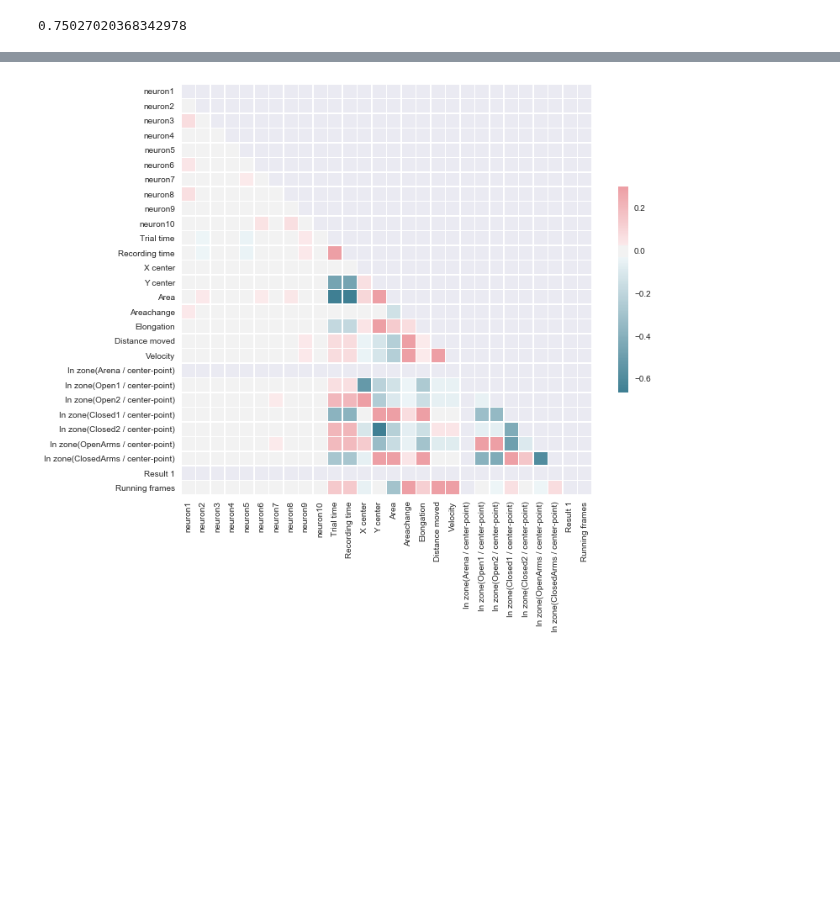
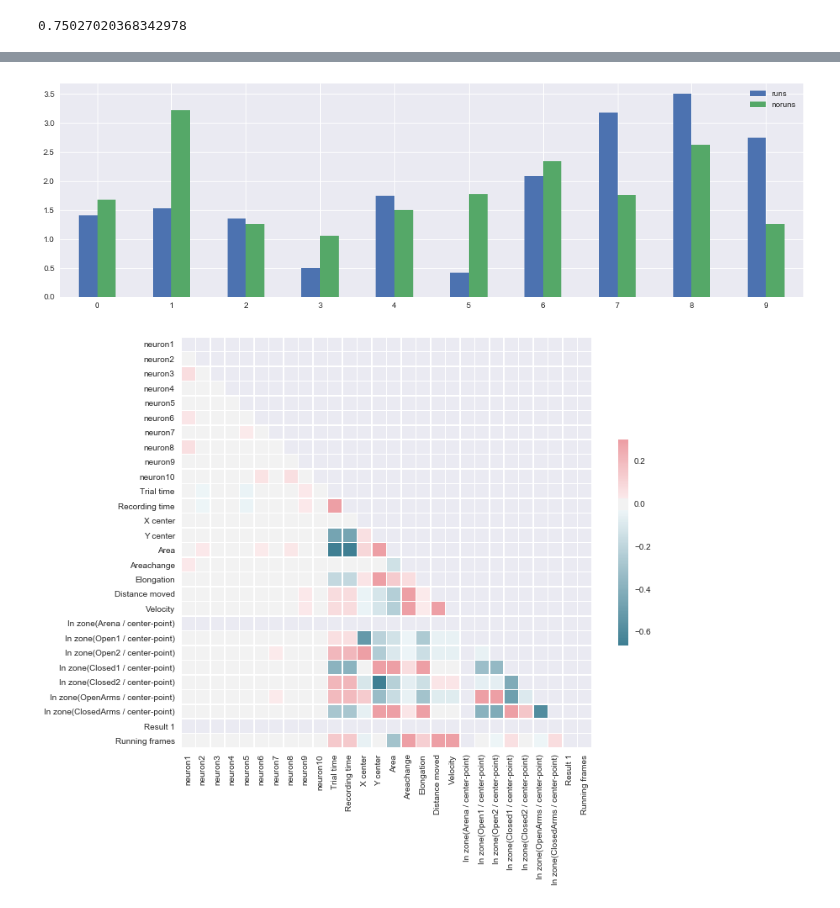
Before and after one commit to smu160/PvsNP, a Jupyter notebook: EPM_Analysis.ipynb, the cells around one changed output, grey strips where cells are left out. Drawn from its saved outputs; the diff is of its cells as text; code cells hidden in the pictures; blank space fills up the shorter version.

```diff
--- a/EPM_Analysis.ipynb
+++ b/EPM_Analysis.ipynb
@@ -208,13 +176,34 @@ load_Activities_DataFrame(result_dataframe)
+# %%
+# result_dataframe.plot.scatter(x='Trial time', y='neuron7');
+neuron7_list = list()
+for i in range(0, result_dataframe['neuron7'].size):
+    if result_dataframe['In zone(Open2 / center-point)'][i] != 0:
+        neuron7_list.append(result_dataframe['neuron7'][i])
+    else:
+        neuron7_list.append(np.nan)
+
+# neuron7_dataframe = result_dataframe[['Trial time']].copy()
+# neuron7_dataframe['neuron7'] = pd.Series(neuron7_list)
+# neuron7_dataframe['neuron7'][neuron7_dataframe['neuron7'] > 0]
+# neuron7_dataframe['neuron7'] = pd.DataFrame(columns=[n]neuron7_list)
+# sns.regplot(x=result_dataframe['Trial time'], y=neuron7_dataframe['neuron7'], color="g");
 # %%
 run_vector = behavior_df['Running frames'][behavior_df['Running frames'] != 0].index.tolist()
 no_run_vector = behavior_df['Running frames'][behavior_df['Running frames'] == 0].index.tolist()
 
 run_sums = [activity_df[column][run_vector].sum() for column in activity_df]
 no_run_sums = [activity_df[column][no_run_vector].sum() for column in activity_df]
 
 # TODO: Get rid of magic number, 10, and utilize FRAME_RATE
 run_sums1 = [10 * run_sums[i] / len(run_vector) for i in range(0, len(run_sums))]
 no_run_sums1 = [10 * no_run_sums[i] / len(no_run_vector) for i in range(0, len(no_run_sums))]
+
+run_noruns_dataframe = pd.DataFrame(columns=['runs', 'noruns'])
+run_noruns_dataframe['runs'] = pd.Series(run_sums1)
+run_noruns_dataframe['noruns'] = pd.Series(no_run_sums1)
+run_noruns_dataframe.plot.bar(figsize=(17, 5), rot=0);
+# %% [output]
+[figure, added]
 # %%
 # Compute the correlation matrix
 corr = result_dataframe.corr()
```
Also changed, not shown: parts of 6 cells of this notebook.
